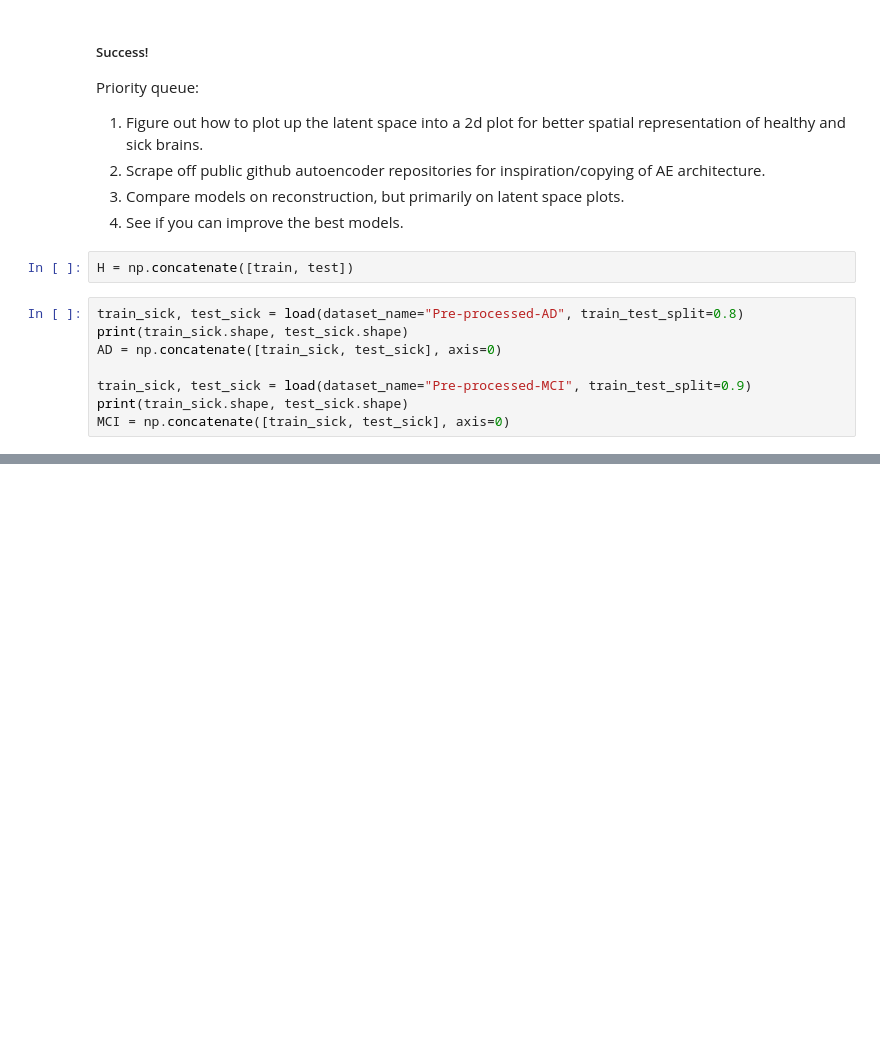
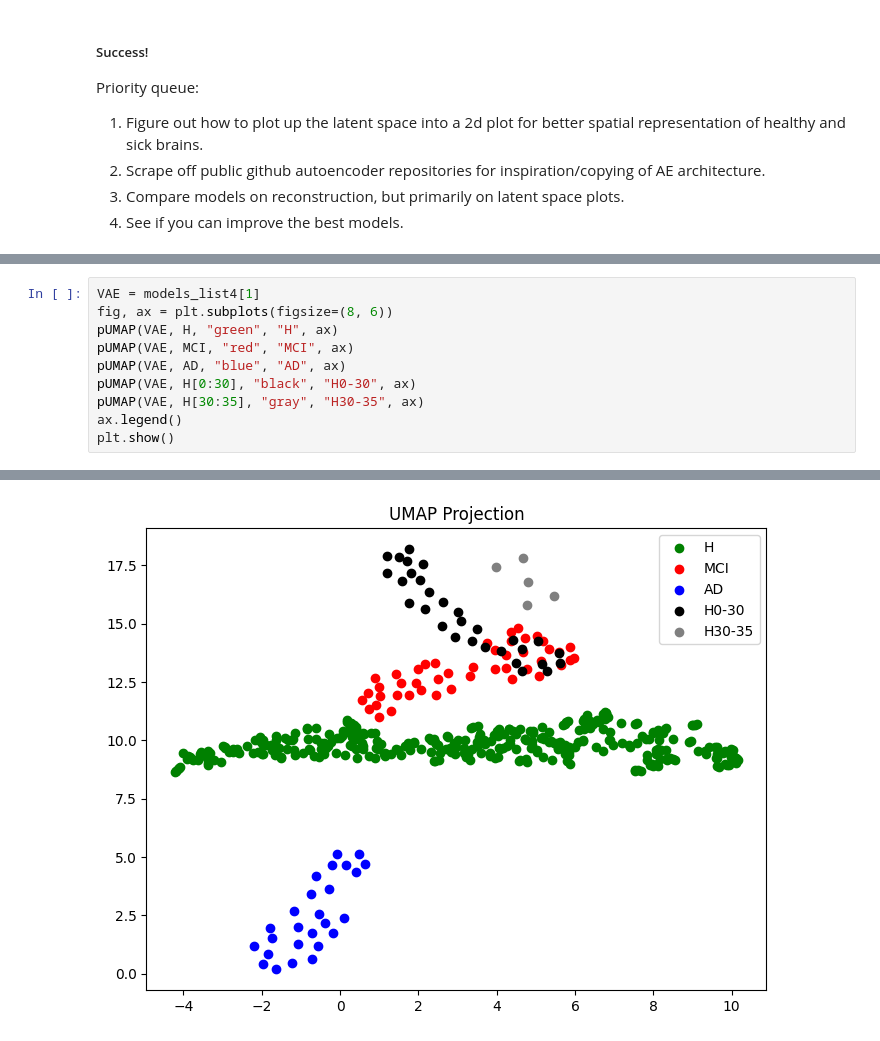
Before and after one commit to Vaakir/unsupervised-deep-learning-bachelor-thesis, a Jupyter notebook: AE adjustable test4.ipynb, the cells around one changed output, grey strips where cells are left out. Drawn from its saved outputs; the diff is of its cells as text; blank space fills up the shorter version.

```diff
--- a/AE adjustable test4.ipynb
+++ b/AE adjustable test4.ipynb
@@ -789,13 +779,3 @@ Priority queue:
 2. Scrape off public github autoencoder repositories for inspiration/copying of AE architecture.
 3. Compare models on reconstruction, but primarily on latent space plots.
 4. See if you can improve the best models.
-# %%
-H = np.concatenate([train, test])
-# %%
-train_sick, test_sick = load(dataset_name="Pre-processed-AD", train_test_split=0.8)
-print(train_sick.shape, test_sick.shape)
-AD = np.concatenate([train_sick, test_sick], axis=0)
-
-train_sick, test_sick = load(dataset_name="Pre-processed-MCI", train_test_split=0.9)
-print(train_sick.shape, test_sick.shape)
-MCI = np.concatenate([train_sick, test_sick], axis=0)
@@ -897,0 +782,11 @@ plt.show()
+# %%
+VAE = models_list4[1]
+fig, ax = plt.subplots(figsize=(8, 6))
+pUMAP(VAE, H, "green", "H", ax)
+pUMAP(VAE, MCI, "red", "MCI", ax)
+pUMAP(VAE, AD, "blue", "AD", ax)
+pUMAP(VAE, H[0:30], "black", "H0-30", ax)
+pUMAP(VAE, H[30:35], "gray", "H30-35", ax)
+ax.legend()
+plt.show()
+# %% [output]
@@ -897,0 +798 @@ plt.show()
+[figure, added]
```
Also changed, not shown: parts of 19 cells of this notebook, 1 other file.
